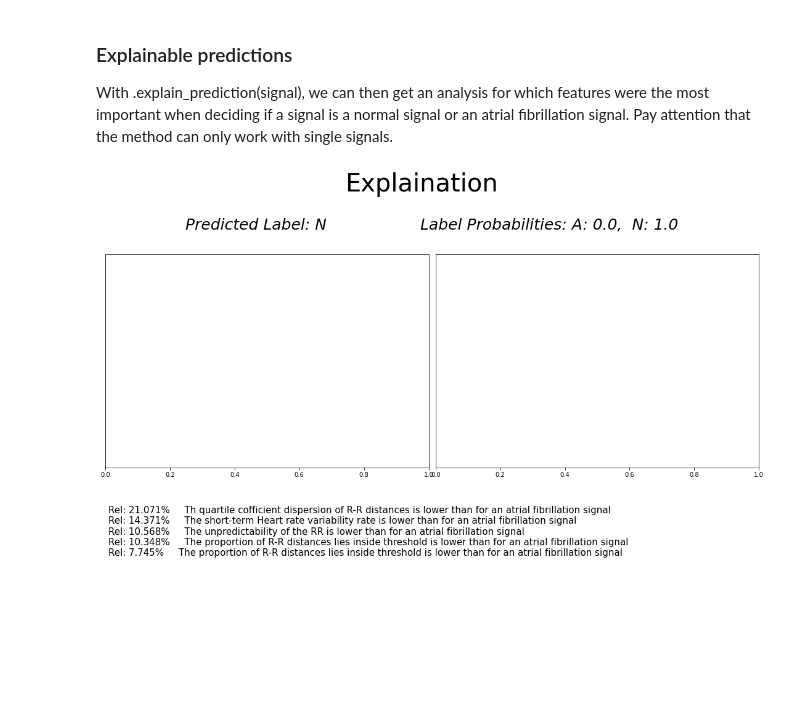
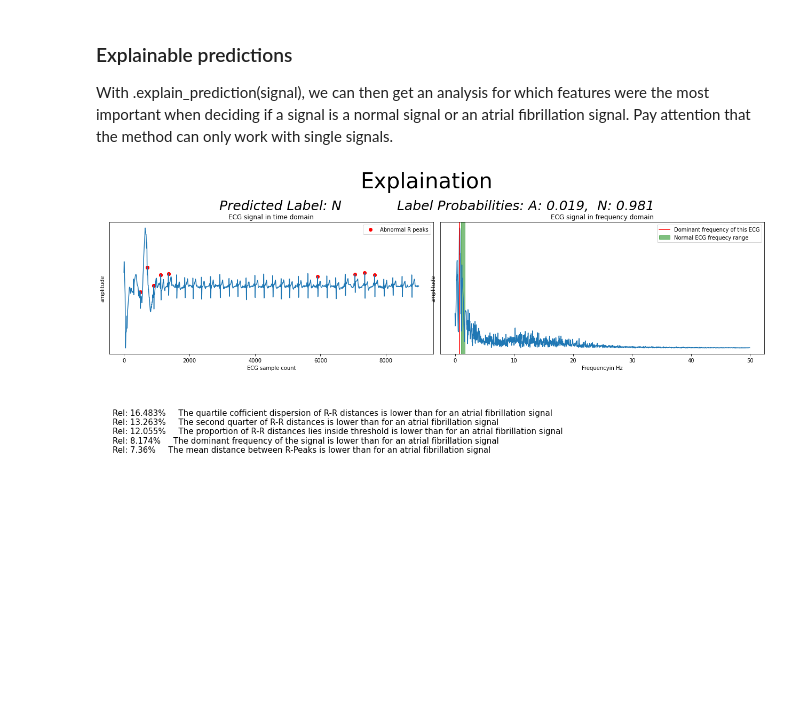
Before and after one commit to isabella-grieser/KISMED, a Jupyter notebook: Notebooks/explainablemodel.ipynb, the cells around one changed output. Cells and saved outputs as stored; diff of their text form; code cells hidden in the pictures; blank space fills up the shorter version.

Commit message:
explainable_plots

```diff
--- a/Notebooks/explainablemodel.ipynb
+++ b/Notebooks/explainablemodel.ipynb
@@ -35,11 +38,14 @@ train_data, train_labels, val_data, val_labels, test_data, test_labels = preproc
 To be able to explain predictions, the model (and its explanation model) needs to trained.
 # %%
 # model.train(train_data, train_labels, val_data, val_labels, 300,  ProblemType.BINARY)
+# %%
+sig = scipy.io.loadmat('data/training/train_ecg_01603.mat')
+sig = sig['val'][0]
 # %% [markdown]
 ### Explainable predictions
 With .explain_prediction(signal), we can then get an analysis for which features were the most important when deciding if a signal is a normal signal or an atrial fibrillation signal.
 Pay attention that the method can only work with single signals.
 # %%
-most_important_feats, importance, shap_vals = model.explain_prediction(test_data[8])
+most_important_feats, importance, shap_vals = model.explain_prediction(sig)
 # %% [output]
-[figure, old version]
+[figure, new version]
```
Also changed, not shown: parts of 2 cells of this notebook, 1 other file.
